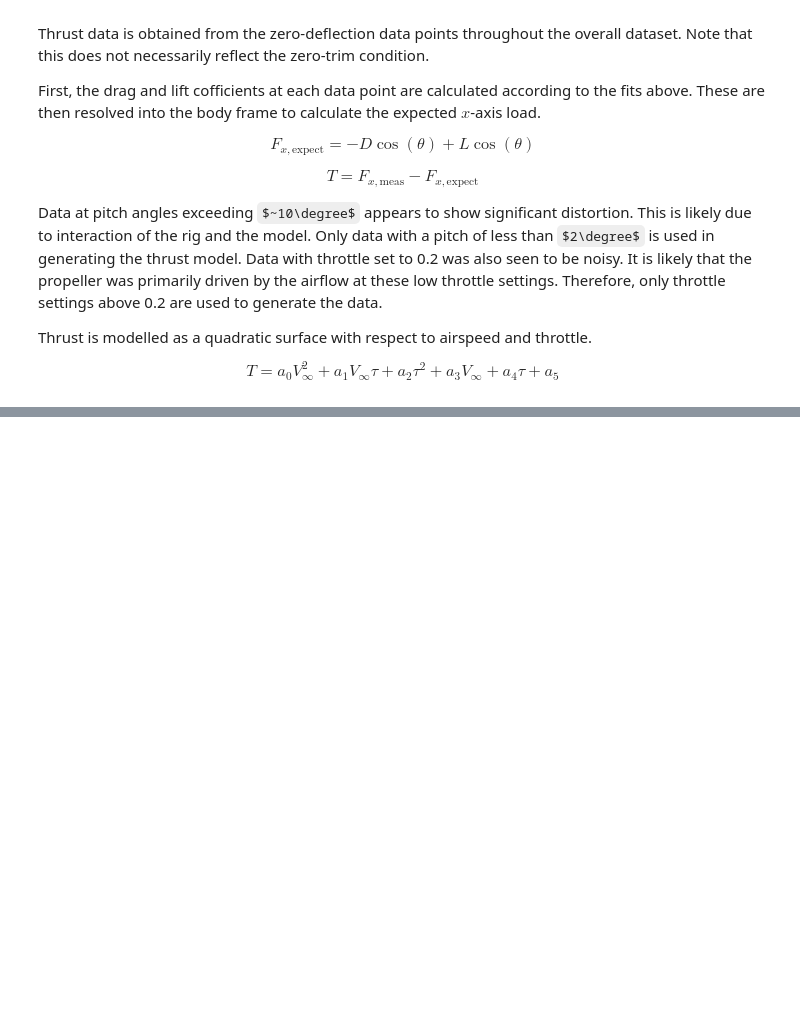
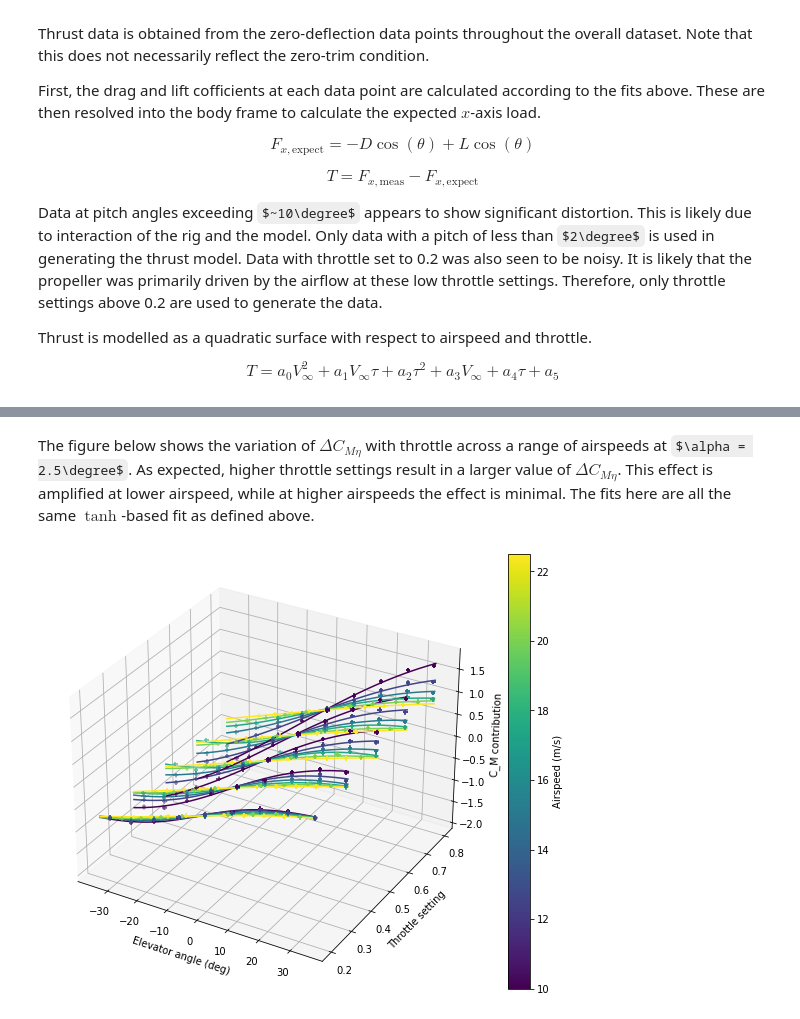
Before and after one commit to rob-clarke/pymxs, a Jupyter notebook: README.ipynb, the cells around one changed output, grey strips where cells are left out. Cells and saved outputs as stored; diff of their text form; code cells hidden in the pictures; some formulas as TeX source; blank space fills up the shorter version.

```diff
--- a/README.ipynb
+++ b/README.ipynb
@@ -182,0 +210,13 @@ is the dominant effect.
+# %% [markdown]
+The figure below shows the variation of $\Delta C_{M\eta}$ with throttle across a range of airspeeds at
+$\alpha = 2.5\degree$. As expected, higher throttle settings result in a larger value of $\Delta C_{M\eta}$. This effect
+is amplified at lower airspeed, while at higher airspeeds the effect is minimal. The fits here are all the same
+$\tanh$-based fit as defined above.
+# %%
+# Use only ~2.5 alpha for the next plot...
+elevator_analysis.pitches = [2.5]
+
+c_m_delta_elev_thr_fits = elevator_analysis.calculate_C_M_delta_elev_thr(data,c_m_pitch_fit,c_m_delta_elev_fit)
+elevator_analysis.plot_C_M_delta_elev_thr(data,c_m_pitch_fit,c_m_delta_elev_thr_fits)
+# %% [output]
+[figure, added]
```
Also changed, not shown: parts of 5 cells of this notebook, 1 other file.
